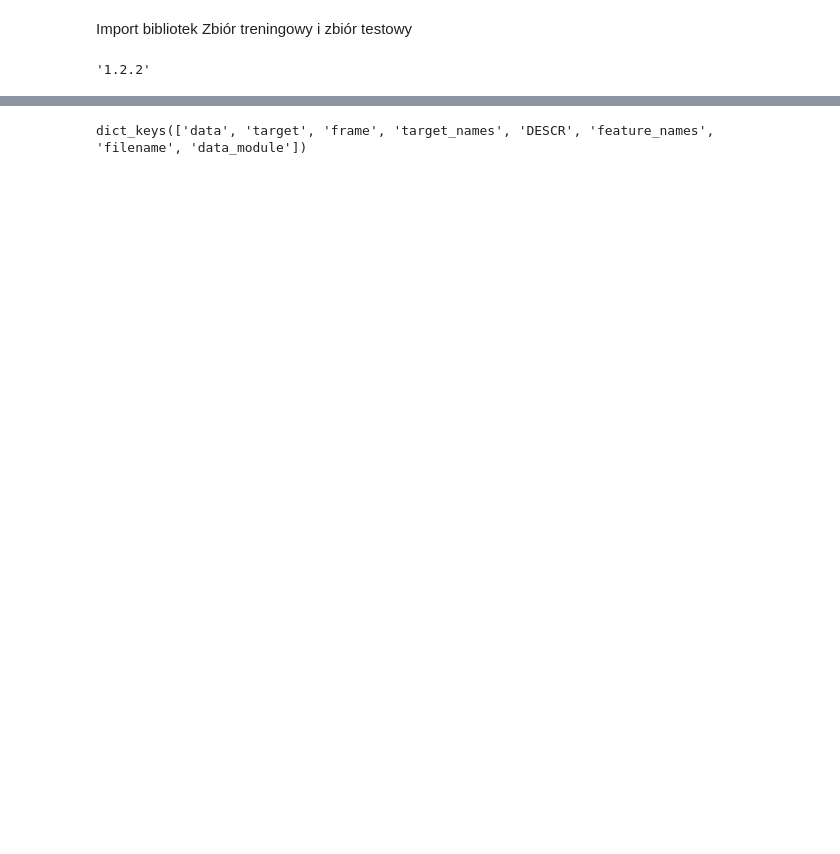
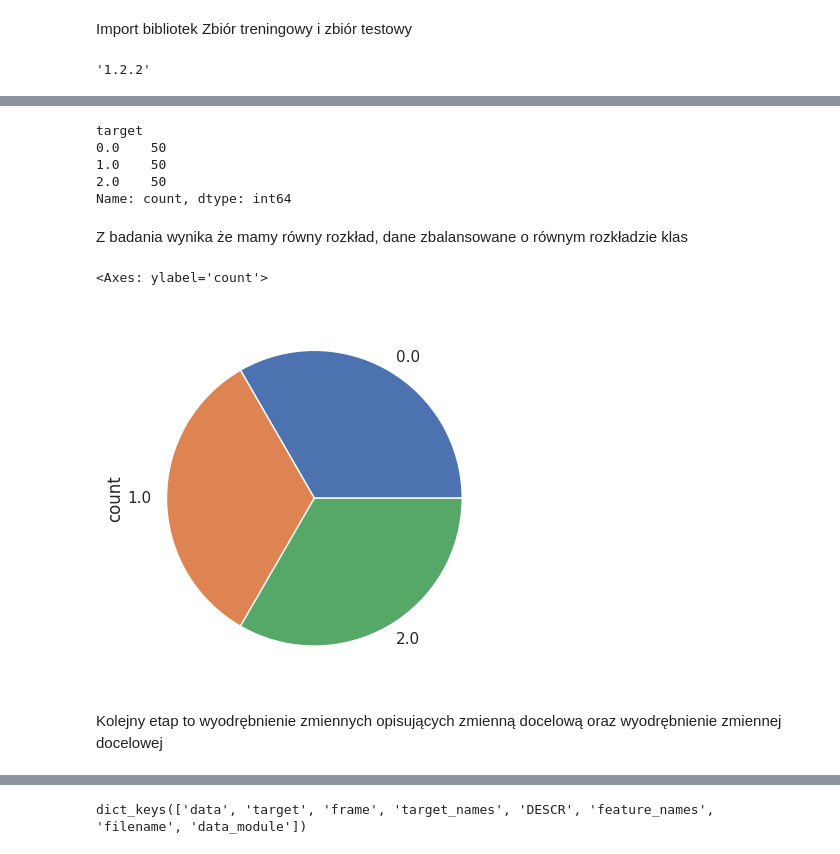
Before and after one commit to Lukedzc/Bootcamp-ML, a Jupyter notebook: 26_Zbiór_treningowy,_zbiór_walidacyjny_i_zbiór_testowy_.ipynb, the cells around one changed output, grey strips where cells are left out. Saved outputs shown, nothing was run; the diff lists cells and outputs as text; code cells hidden in the pictures; blank space fills up the shorter version.

```diff
--- a/26_Zbiór_treningowy,_zbiór_walidacyjny_i_zbiór_testowy_.ipynb
+++ b/26_Zbiór_treningowy,_zbiór_walidacyjny_i_zbiór_testowy_.ipynb
@@ -16,3 +16,10 @@ sns.set()
 sklearn.__version__
 # %% [output]
 '1.2.2'
+# %%
+#Załadowanie danych
+from sklearn.datasets import load_iris #importujemy dane z biblioteki - sklearn; jest jeden z zestawów który znajduje się w bibliotece
+
+raw_data = load_iris() #dane ("surowe") przypisujemy do zmiennej raw_data
+raw_data_copy = raw_data.copy() # tworzymy kopię
+raw_data_copy.keys() #Ta linia zwraca listę kluczy w słowniku raw_data_copy. Klucze te to nazwy różnych elementów zestawu danych.
@@ -18,0 +56,6 @@ sklearn.__version__
+# %%
+data = raw_data_copy['data'] #dane
+target = raw_data_copy['target'] #zmienna docelowa pod kluczem 'target'
+
+print(f'{data[:5]}\n')
+print(target[:5])
@@ -18,0 +70,4 @@ sklearn.__version__
+# %%
+# połączenie atrybutów ze zmienną docelową
+all_data = np.c_[data, target] #łączymy dwie tablice
+all_data[:5]
@@ -18,0 +80,4 @@ sklearn.__version__
+# %%
+# budowa obiektu DataFrame
+df = pd.DataFrame(data=all_data, columns=raw_data.feature_names + ['target'])
+df.head()
@@ -18,0 +136,17 @@ sklearn.__version__
+# %%
+df.target.value_counts() #badamy rozkład  zmiennej docelowej target, czyli przynależność do danego gatunku
+# %% [output]
+target
+0.0    50
+1.0    50
+2.0    50
+Name: count, dtype: int64
+# %% [markdown]
+Z badania wynika że mamy równy rozkład, dane zbalansowane o równym rozkładzie klas
+# %%
+df.target.value_counts().plot(kind='pie')
+# %% [output]
+<Axes: ylabel='count'>
+[figure, added]
+# %% [markdown]
+Kolejny etap to wyodrębnienie zmiennych opisujących zmienną docelową oraz wyodrębnienie zmiennej docelowej
```
Also changed, not shown: parts of 32 cells of this notebook.
